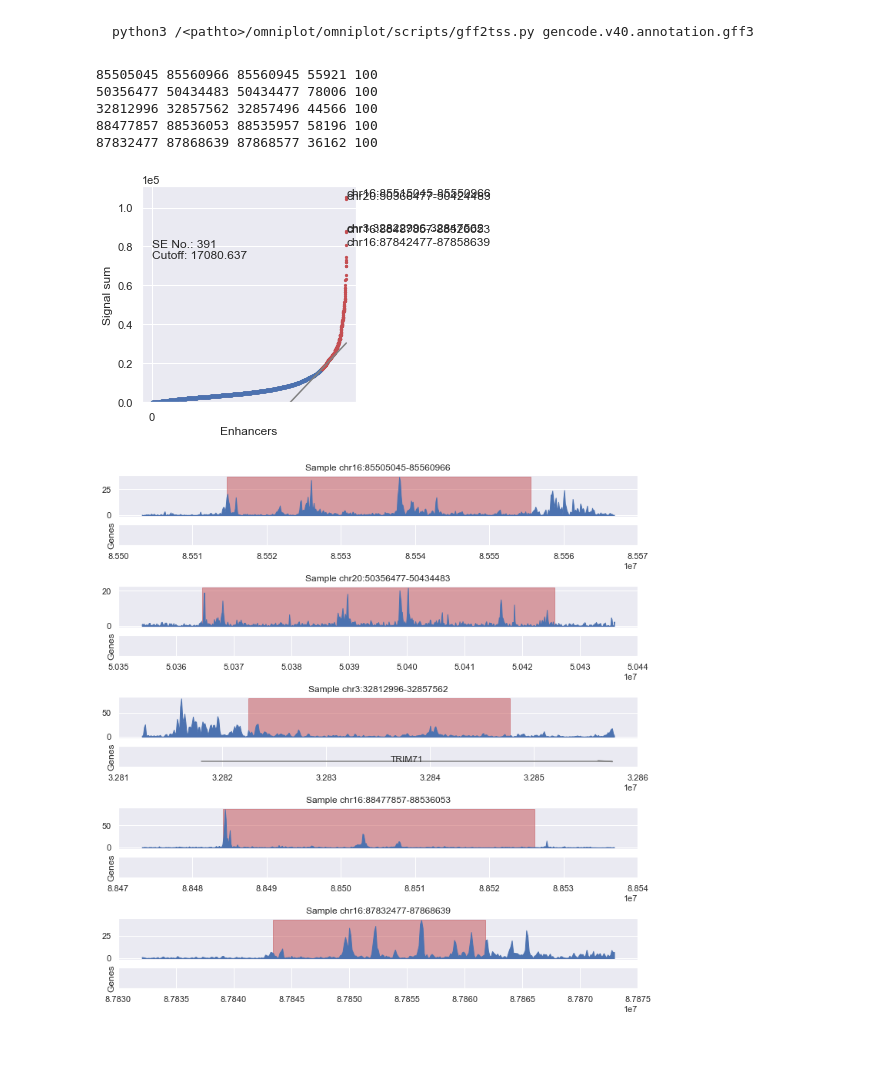
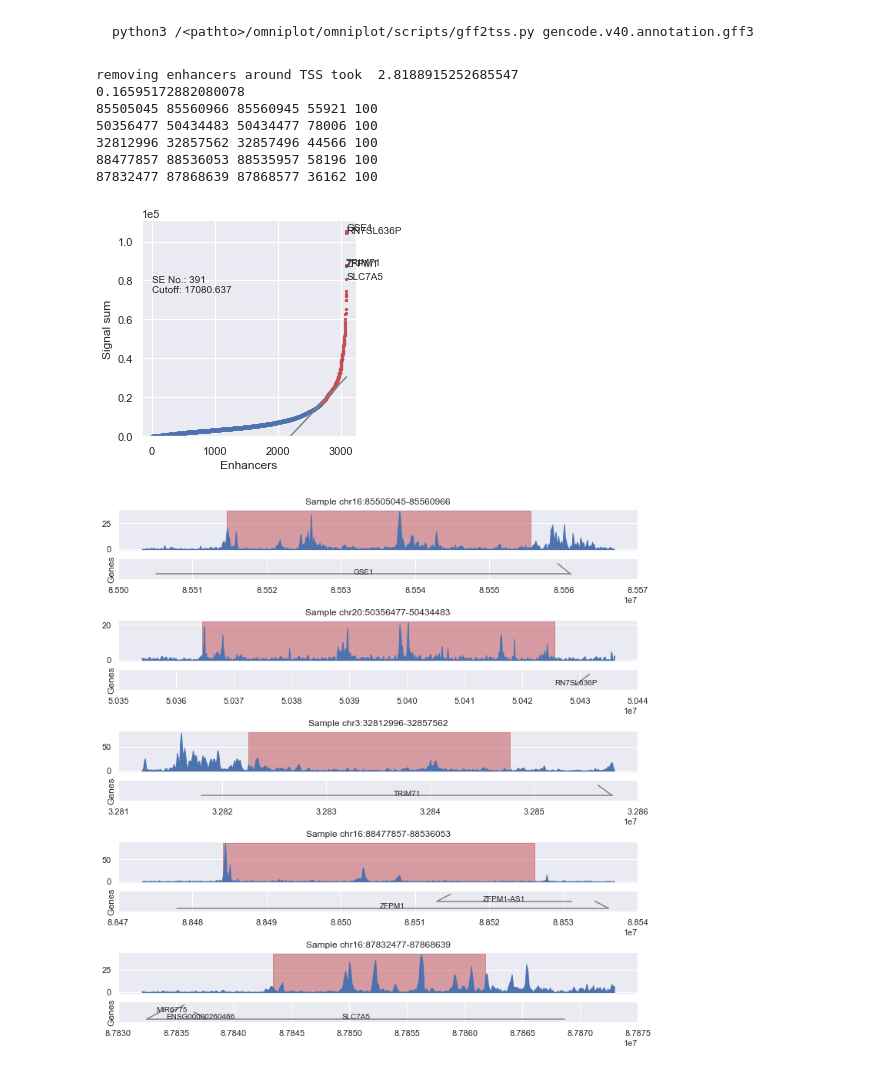
Before and after one commit to koonimaru/omniplot, a Jupyter notebook: ipynb/chipseq.ipynb, the cells around one changed output. Cells and saved outputs as stored; diff of their text form; code cells hidden in the pictures.

Commit message:
made call_SE faster again

```diff
--- a/ipynb/chipseq.ipynb
+++ b/ipynb/chipseq.ipynb
@@ -74,14 +108,15 @@ python3 /<pathto>/omniplot/omniplot/scripts/gff2tss.py gencode.v40.annotation.gf
 # %%
 gff="gencode.v42.annotation.gff3"
 f="KMT2A_ENCFF406SHU.bigWig"
 peak="KMT2A_peaks_ENCFF960SAF_srt.bed"
-tss="gencode.v42.annotation_tss.bed"
-ochip.call_superenhancer(bigwig=f, peakfile=peak,tss=tss,plot_signals=True , gff=gff)
+ochip.call_superenhancer(bigwig=f, peakfile=peak,plot_signals=True,tss_dist=5000 , gff=gff,closest_genes=True)
 # %% [output]
+removing enhancers around TSS took  2.8188915252685547
+0.16595172882080078
 85505045 85560966 85560945 55921 100
 50356477 50434483 50434477 78006 100
 32812996 32857562 32857496 44566 100
 88477857 88536053 88535957 58196 100
 87832477 87868639 87868577 36162 100
-[figure, old version]
+[figure, new version]
-[figure, old version]
+[figure, new version]
```
Also changed, not shown: parts of 15 cells of this notebook, 25 other files.
